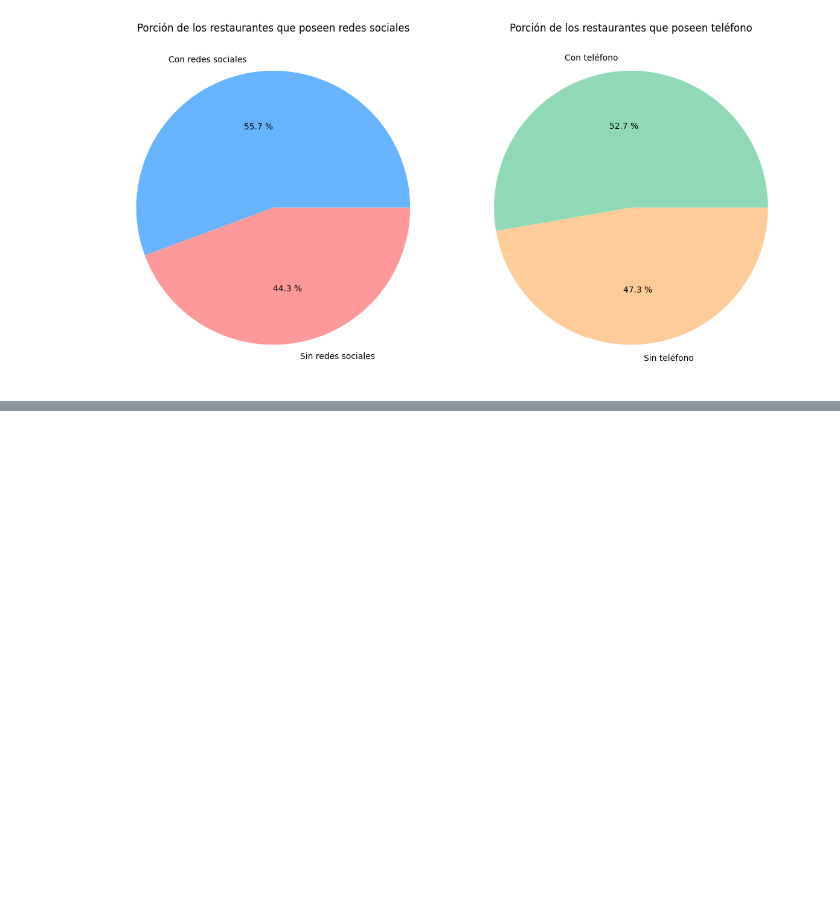
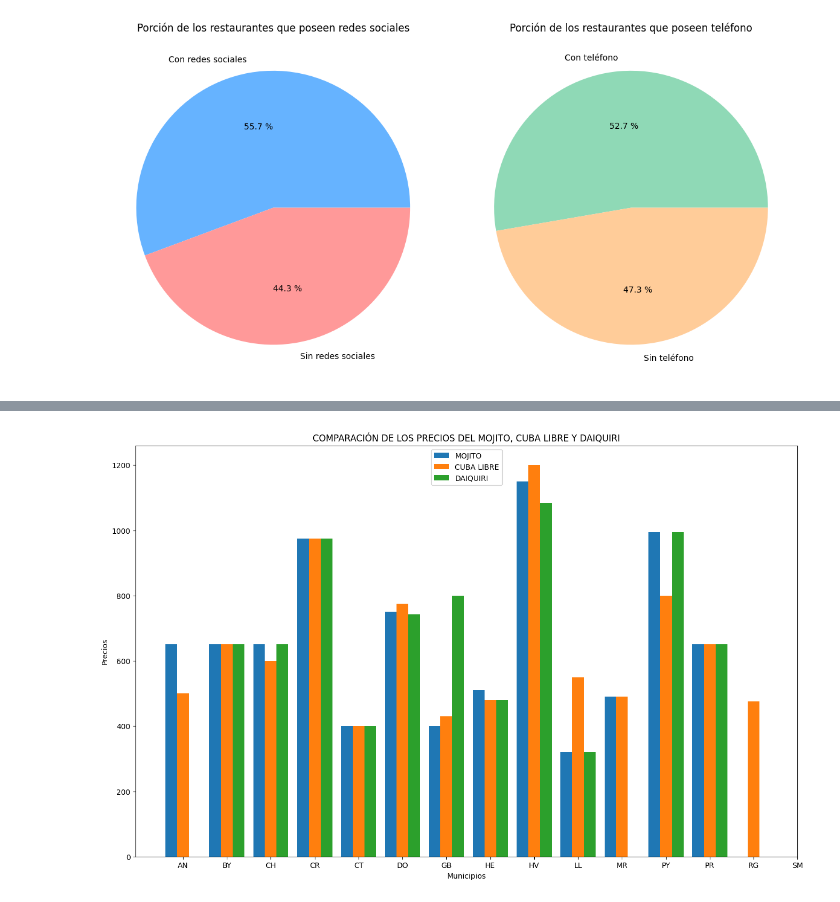
Before and after one commit to Datadrummer-jr/Food-Data, a Jupyter notebook: Project Code/restaurant project.ipynb, the cells around one changed output, grey strips where cells are left out. Drawn from its saved outputs; the diff is of its cells as text; code cells hidden in the pictures; blank space fills up the shorter version.

```diff
--- a/Project Code/restaurant project.ipynb
+++ b/Project Code/restaurant project.ipynb
@@ -168,0 +282,4 @@ comunications()
+# %%
+bar()
+# %% [output]
+[figure, added]
```
Also changed, not shown: parts of 12 cells of this notebook, 1 other file.
